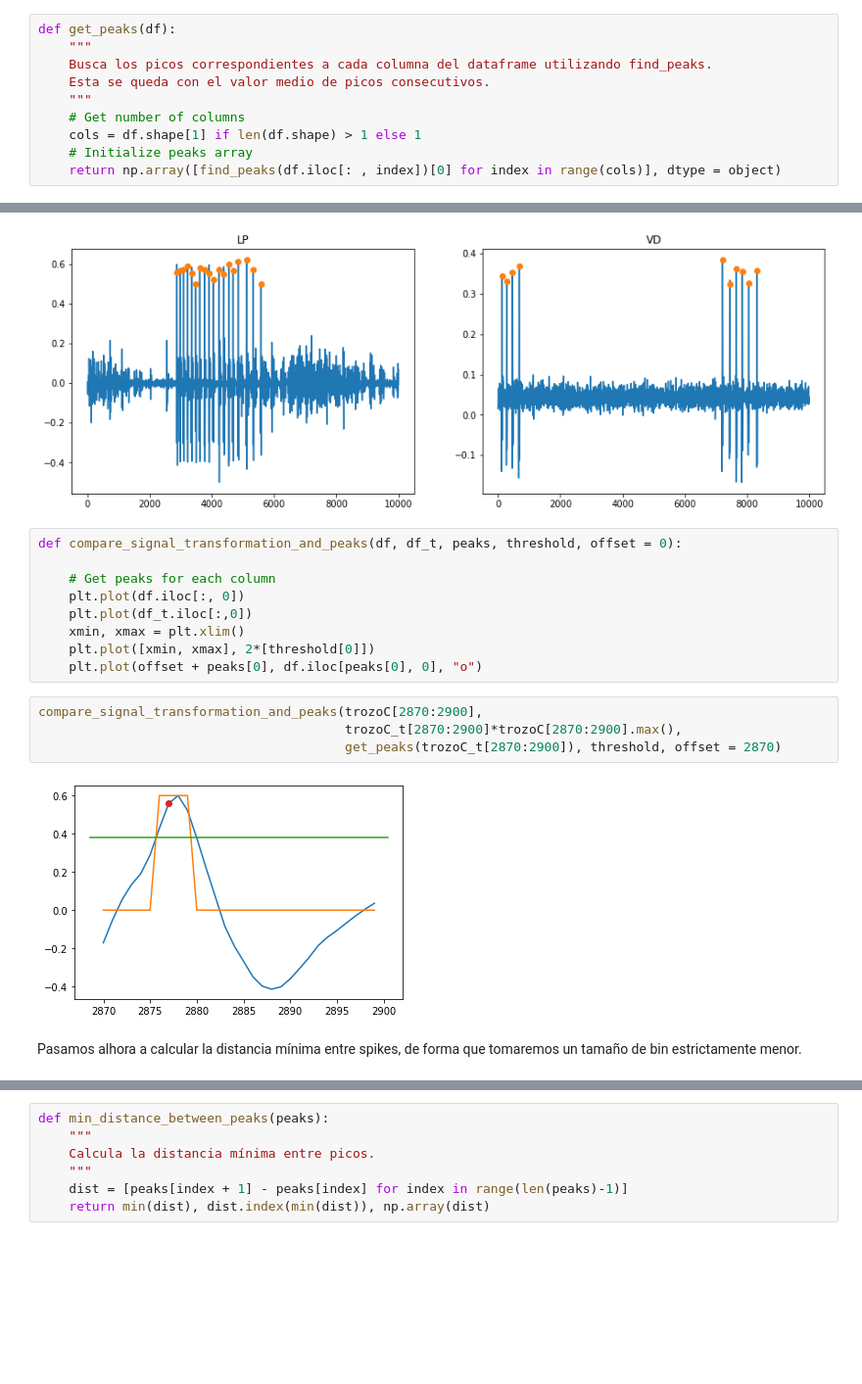
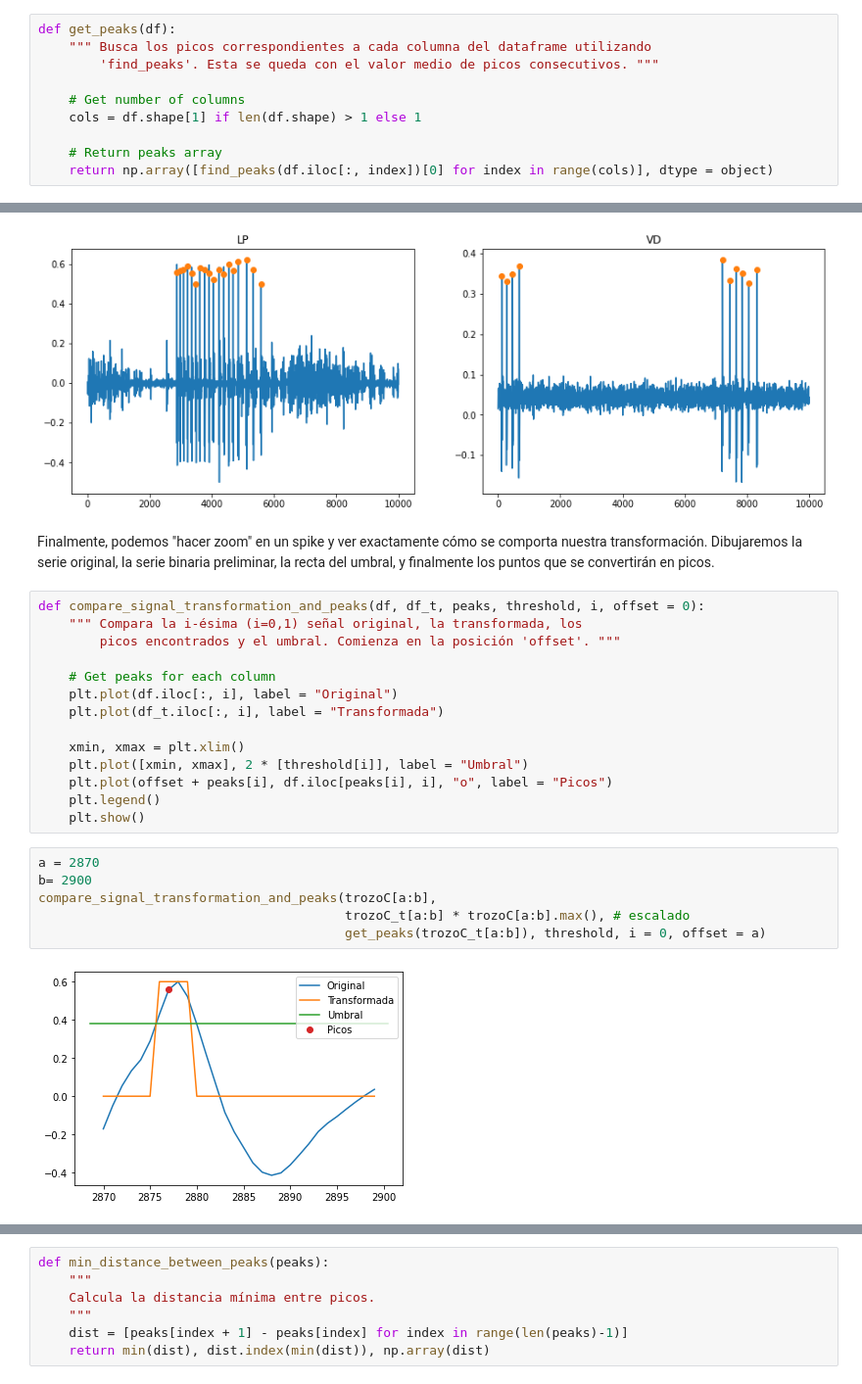
Before and after one commit to Ludvins/MCD_Practicas_TI, a Jupyter notebook: Practica.ipynb, the cells around one changed output, grey strips where cells are left out. Shown at 98% size. Cells and saved outputs as stored; diff of their text form; blank space fills up the shorter version.

```diff
--- a/Practica.ipynb
+++ b/Practica.ipynb
@@ -112,11 +137,11 @@ El siguiente paso es agrupar todos los 1's consecutivos que indican un mismo spi
 # %%
 def get_peaks(df):
-    """
-    Busca los picos correspondientes a cada columna del dataframe utilizando find_peaks.
-    Esta se queda con el valor medio de picos consecutivos.
-    """
+    """ Busca los picos correspondientes a cada columna del dataframe utilizando
+        'find_peaks'. Esta se queda con el valor medio de picos consecutivos. """
+
     # Get number of columns
     cols = df.shape[1] if len(df.shape) > 1 else 1
-    # Initialize peaks array
-    return np.array([find_peaks(df.iloc[: , index])[0] for index in range(cols)], dtype = object)
+
+    # Return peaks array
+    return np.array([find_peaks(df.iloc[:, index])[0] for index in range(cols)], dtype = object)
 # %% [markdown]
@@ -149,20 +182,27 @@ Observamos los resultados en los primeros 10000 valores, viendo que los spikes v
 compare_signal_and_peaks(trozoC[0:10000], get_peaks(trozoC_t[0:10000]))
 # %% [output]
 [figure]
+# %% [markdown]
+Finalmente, podemos "hacer zoom" en un spike y ver exactamente cómo se comporta nuestra transformación. Dibujaremos la serie original, la serie binaria preliminar, la recta del umbral, y finalmente los puntos que se convertirán en picos.
 # %%
-def compare_signal_transformation_and_peaks(df, df_t, peaks, threshold, offset = 0):
+def compare_signal_transformation_and_peaks(df, df_t, peaks, threshold, i, offset = 0):
+    """ Compara la i-ésima (i=0,1) señal original, la transformada, los
+        picos encontrados y el umbral. Comienza en la posición 'offset'. """
 
     # Get peaks for each column
-    plt.plot(df.iloc[:, 0])
-    plt.plot(df_t.iloc[:,0])
+    plt.plot(df.iloc[:, i], label = "Original")
+    plt.plot(df_t.iloc[:, i], label = "Transformada")
+
     xmin, xmax = plt.xlim()
-    plt.plot([xmin, xmax], 2*[threshold[0]])
-    plt.plot(offset + peaks[0], df.iloc[peaks[0], 0], "o")
+    plt.plot([xmin, xmax], 2 * [threshold[i]], label = "Umbral")
+    plt.plot(offset + peaks[i], df.iloc[peaks[i], i], "o", label = "Picos")
+    plt.legend()
+    plt.show()
-# %%
-compare_signal_transformation_and_peaks(trozoC[2870:2900],
-                                        trozoC_t[2870:2900]*trozoC[2870:2900].max(),
-                                        get_peaks(trozoC_t[2870:2900]), threshold, offset = 2870)
-# %% [output]
-[figure, removed]
-# %% [markdown]
-Pasamos alhora a calcular la distancia mínima entre spikes, de forma que tomaremos un tamaño de bin estrictamente menor.
+# %%
+a = 2870
+b= 2900
+compare_signal_transformation_and_peaks(trozoC[a:b],
+                                        trozoC_t[a:b] * trozoC[a:b].max(), # escalado
+                                        get_peaks(trozoC_t[a:b]), threshold, i = 0, offset = a)
+# %% [output]
+[figure, added]
```
Also changed, not shown: parts of 50 cells of this notebook.
